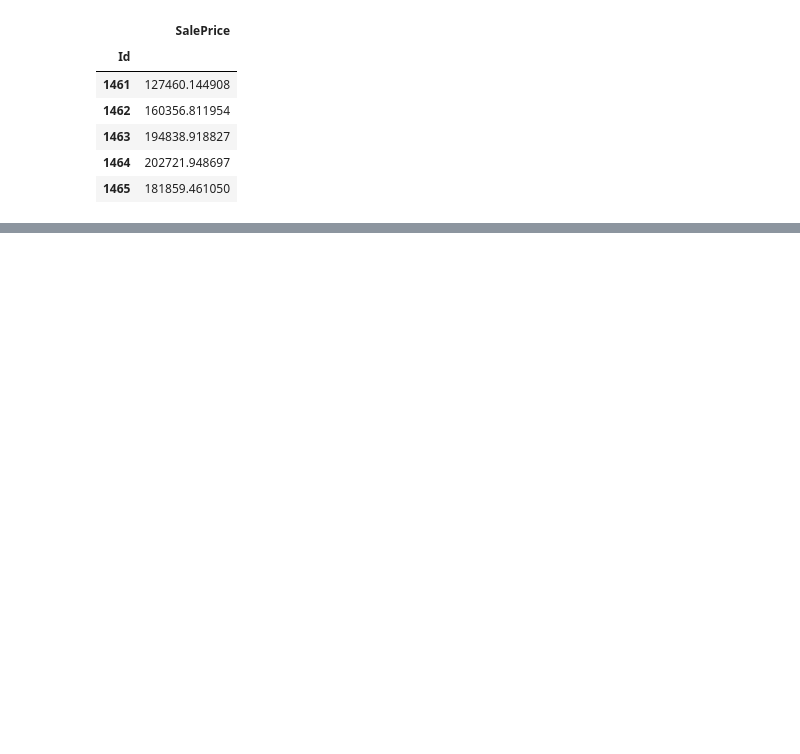
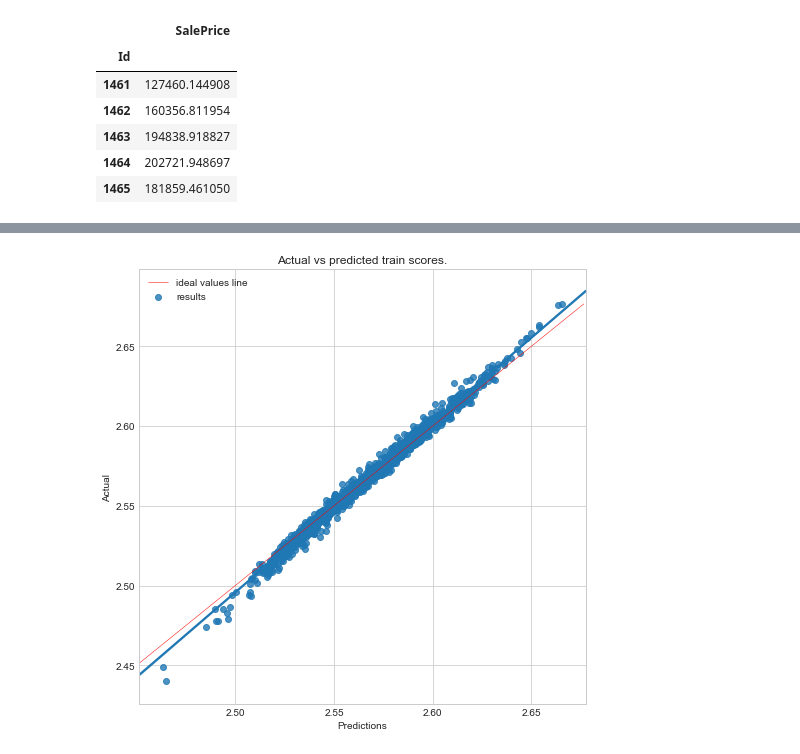
Before and after one commit to matkalinowski/Kaggle-House-prices, a Jupyter notebook: Ensemble.ipynb, the cells around one changed output, grey strips where cells are left out. Cells and saved outputs as stored; diff of their text form; code cells hidden in the pictures; blank space fills up the shorter version.

```diff
--- a/Ensemble.ipynb
+++ b/Ensemble.ipynb
@@ -349,0 +400,5 @@ results[3].plot_results()
+# %%
+sns.set_style("whitegrid")
+tree_rp.plot_actual_vs_predicted_train_scores()
+# %% [output]
+[figure, added]
```
Also changed, not shown: parts of 37 cells of this notebook, 9 other files.
